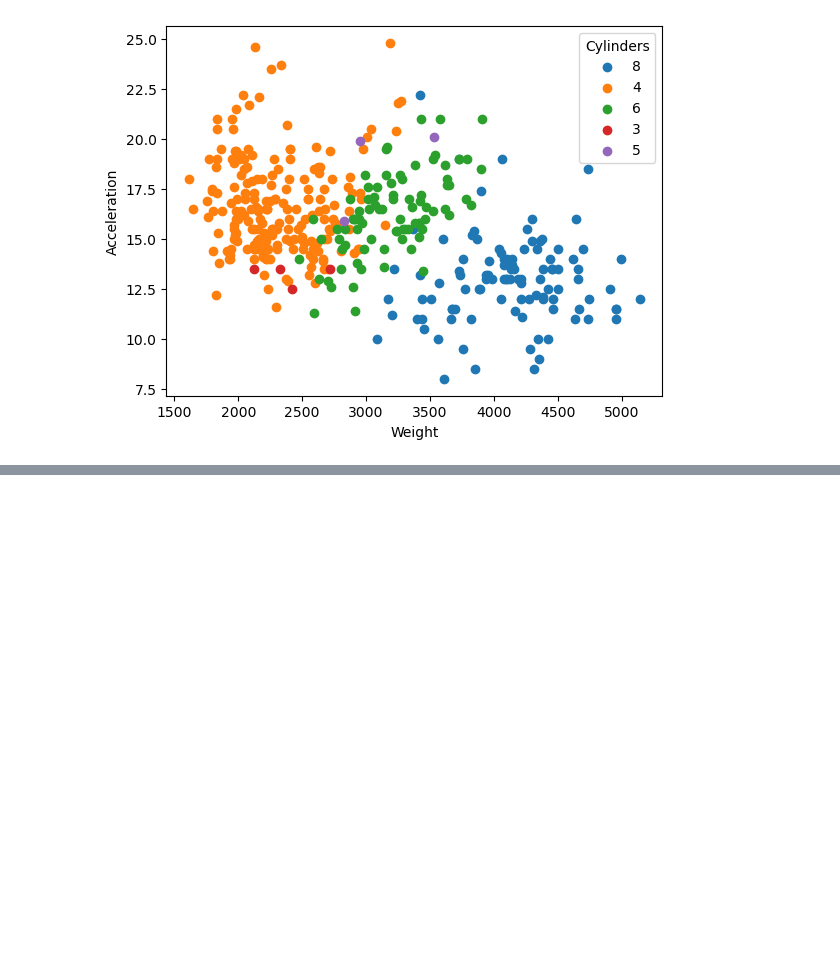
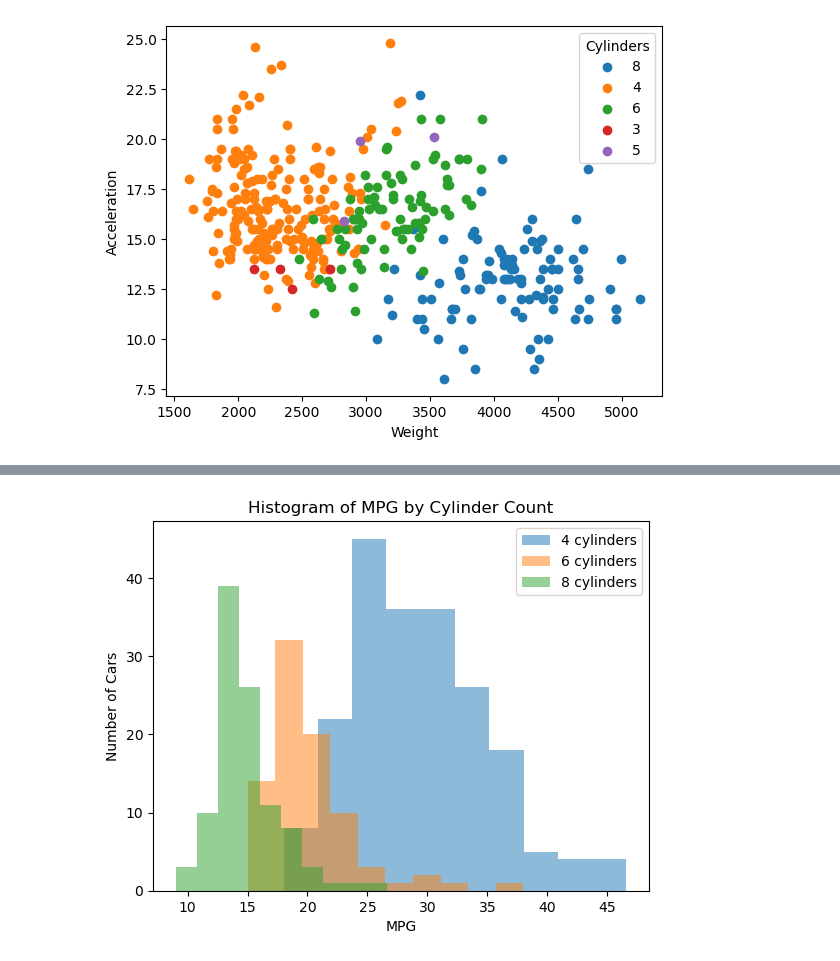
Before and after one commit to inisokoya/datasci151fall2026, a Jupyter notebook: lecture_08_pandas/Lecture08 copy.ipynb, the cells around one changed output, grey strips where cells are left out. Drawn from its saved outputs; the diff is of its cells as text; code cells hidden in the pictures; blank space fills up the shorter version.

````diff
--- a/lecture_08_pandas/Lecture08 copy.ipynb
+++ b/lecture_08_pandas/Lecture08 copy.ipynb
@@ -1293,4 +1554,19 @@
     plt.hist(x = ..., alpha = 0.5)
 ```
 # %%
-# your code here
+#his solution
+
+cylinder_vals = [4, 6, 8]
+
+for cyl in cylinder_vals:
+    df = carfeatures.query("cylinders == @cyl")
+    plt.hist(x = df["mpg"], alpha = 0.5)
+
+cylinder_labels = ["4 cylinders", "6 cylinders", "8 cylinders"]
+plt.legend(labels = cylinder_labels)
+plt.xlabel("MPG")
+plt.ylabel("Number of Cars")
+plt.title("Histogram of MPG by Cylinder Count")
+plt.show()
+# %% [output]
+[figure, added]
````
Also changed, not shown: parts of 8 cells of this notebook.
